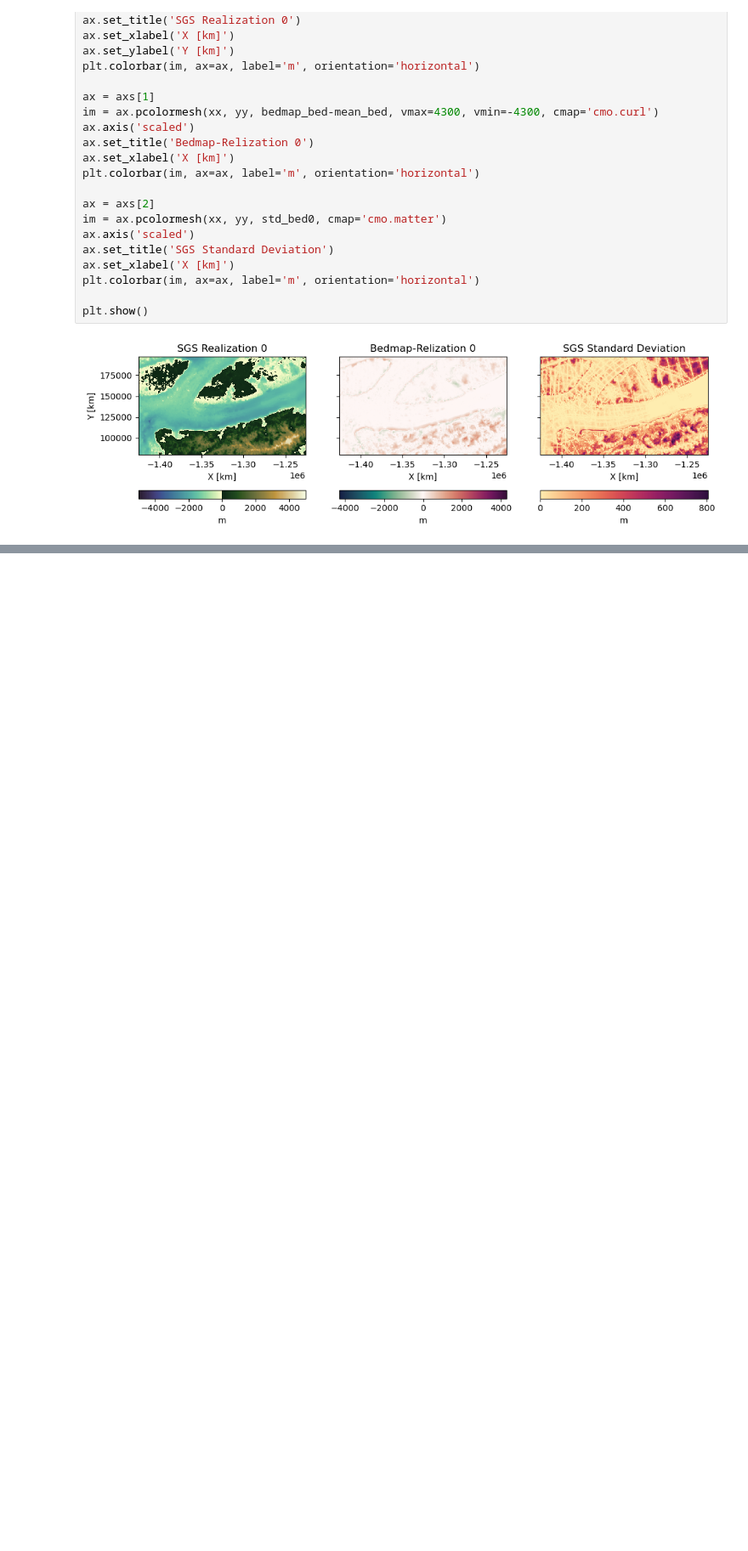
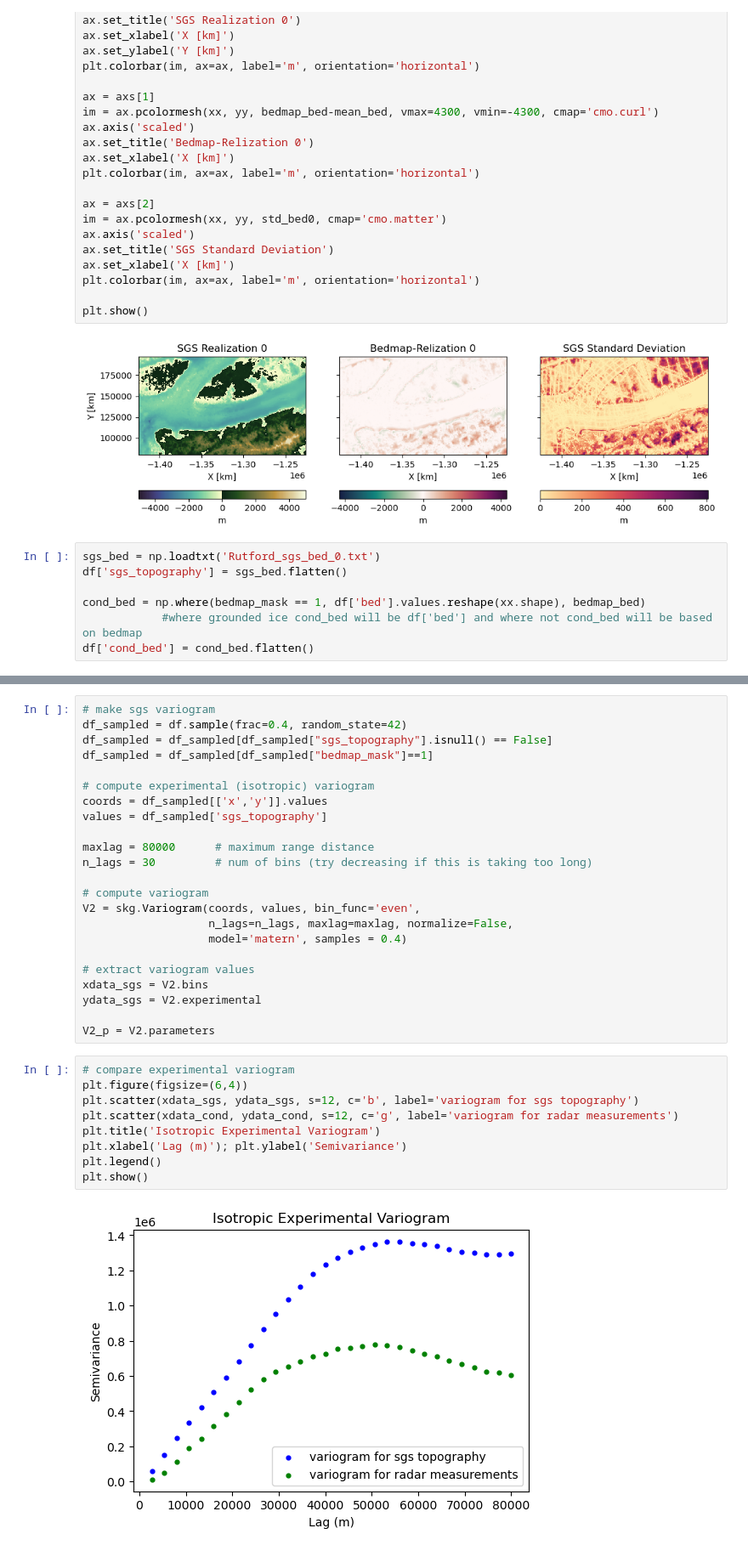
Before and after one commit to annix-24/geostatisticalMCMC, a Jupyter notebook: SGS_Figures.ipynb, the cells around one changed output, grey strips where cells are left out. Shown at 85% size. Cells and saved outputs as stored; diff of their text form; blank space fills up the shorter version.

```diff
--- a/SGS_Figures.ipynb
+++ b/SGS_Figures.ipynb
@@ -148,3 +148,10 @@ plt.colorbar(im, ax=ax, label='m', orientation='horizontal')
 plt.show()
 # %% [output]
 [figure]
+# %%
+sgs_bed = np.loadtxt('Rutford_sgs_bed_0.txt')
+df['sgs_topography'] = sgs_bed.flatten()
+
+cond_bed = np.where(bedmap_mask == 1, df['bed'].values.reshape(xx.shape), bedmap_bed)
+            #where grounded ice cond_bed will be df['bed'] and where not cond_bed will be based on bedmap
+df['cond_bed'] = cond_bed.flatten()
@@ -150,0 +180,34 @@ plt.show()
+# %%
+# make sgs variogram
+df_sampled = df.sample(frac=0.4, random_state=42)
+df_sampled = df_sampled[df_sampled["sgs_topography"].isnull() == False]
+df_sampled = df_sampled[df_sampled["bedmap_mask"]==1]
+
+# compute experimental (isotropic) variogram
+coords = df_sampled[['x','y']].values
+values = df_sampled['sgs_topography']
+
+maxlag = 80000      # maximum range distance
+n_lags = 30         # num of bins (try decreasing if this is taking too long)
+
+# compute variogram
+V2 = skg.Variogram(coords, values, bin_func='even',
+                   n_lags=n_lags, maxlag=maxlag, normalize=False,
+                   model='matern', samples = 0.4)
+
+# extract variogram values
+xdata_sgs = V2.bins
+ydata_sgs = V2.experimental
+
+V2_p = V2.parameters
+# %%
+# compare experimental variogram
+plt.figure(figsize=(6,4))
+plt.scatter(xdata_sgs, ydata_sgs, s=12, c='b', label='variogram for sgs topography')
+plt.scatter(xdata_cond, ydata_cond, s=12, c='g', label='variogram for radar measurements')
+plt.title('Isotropic Experimental Variogram')
+plt.xlabel('Lag (m)'); plt.ylabel('Semivariance')
+plt.legend()
+plt.show()
+# %% [output]
+[figure, added]
```
Also changed, not shown: parts of 1 cell of this notebook, 3 other files.
